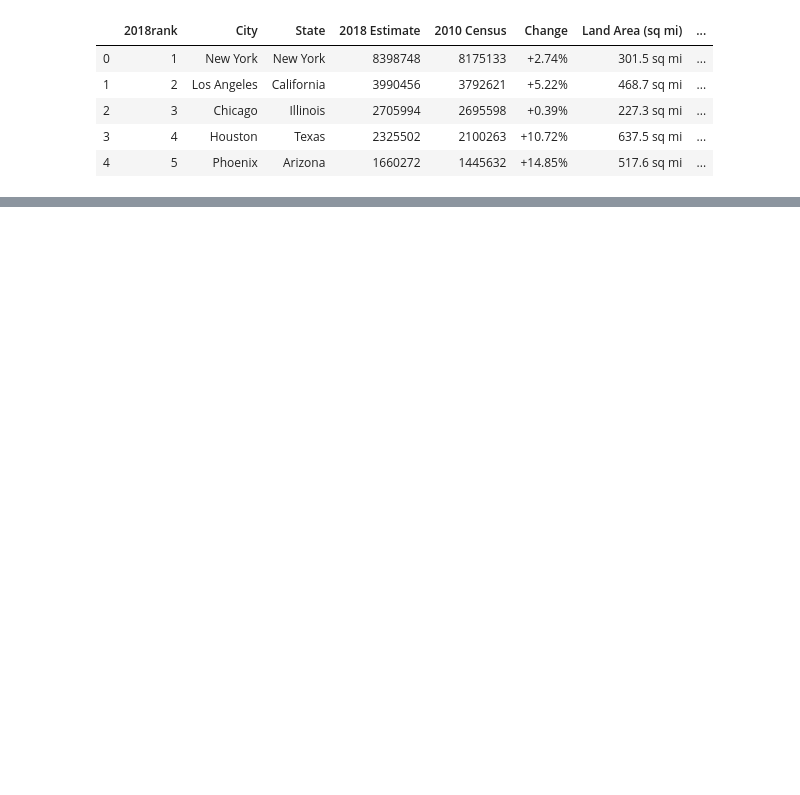
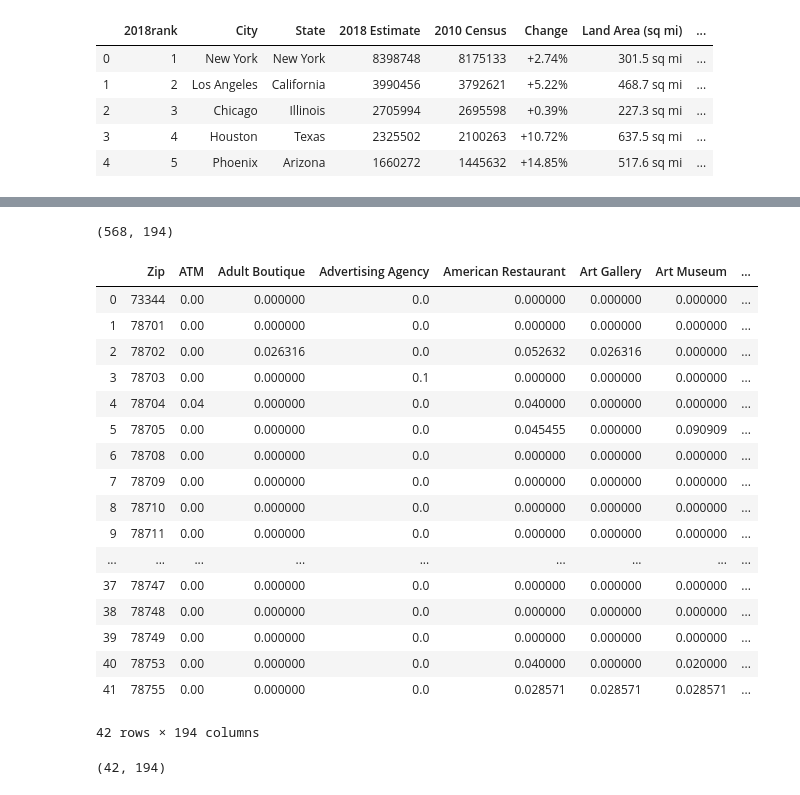
Before and after one commit to Nolomojo/Coursera_Capstone, a Jupyter notebook: Most_Populous_US_Cities_Exploration.ipynb, the cells around one changed output, grey strips where cells are left out. Saved outputs shown, nothing was run; the diff lists cells and outputs as text; code cells hidden in the pictures; blank space fills up the shorter version.

```diff
--- a/Most_Populous_US_Cities_Exploration.ipynb
+++ b/Most_Populous_US_Cities_Exploration.ipynb
@@ -178,0 +450,2 @@ The data needs further cleaning but this current dataframe should serve as a goo
+# %%
+austin_df.dropna(axis=0,inplace=True) # only use zip codes with location found
@@ -178,0 +497,8 @@ The data needs further cleaning but this current dataframe should serve as a goo
+# %%
+CLIENT_ID = '5UQVZ3XB1LTGTBH4IOJJU5ZX4QKCBQXMCZJXCUIZGZUUTSGR' # your Foursquare ID
+CLIENT_SECRET = '4MZ1LP0X5HNBNJOTJP2DEUGHMSREFG3XMPX2HF2TUXSABGNV' # your Foursquare Secret
+VERSION = '20180605' # Foursquare API version
+
+print('Your credentails:')
+print('CLIENT_ID: ' + CLIENT_ID)
+print('CLIENT_SECRET:' + CLIENT_SECRET)
@@ -178,0 +551,5 @@ The data needs further cleaning but this current dataframe should serve as a goo
+# %%
+# storing nearby venues and listing nearby zip codes
+austin_venues = getNearbyVenues(names=austin_df['ZIP'],
+                                   latitudes=austin_df['Lat'],
+                                   longitudes=austin_df['Long'])
@@ -178,0 +614,12 @@ The data needs further cleaning but this current dataframe should serve as a goo
+# %%
+# one hot encoding
+austin_onehot = pd.get_dummies(austin_venues[['Venue Category']], prefix="", prefix_sep="")
+
+# add zip code column to dataframe
+austin_onehot['Zip'] = austin_venues['Zip']
+
+# move zip code column to the first column
+fixed_columns = [austin_onehot.columns[-1]] + list(austin_onehot.columns[:-1])
+austin_onehot = austin_onehot[fixed_columns]
+
+austin_onehot.head()
@@ -178,0 +634,30 @@ The data needs further cleaning but this current dataframe should serve as a goo
+# %%
+austin_onehot.shape # verify shape of dataframe
+# %% [output]
+(568, 194)
+# %%
+austin_grouped = austin_onehot.groupby('Zip').mean().reset_index()
+austin_grouped # order zip codes
+# %% [output]
+|  | Zip | ATM | Adult Boutique | Advertising Agency | American Restaurant | Art Gallery | Art Museum | ... |
+| 0 | 73344 | 0.00 | 0.000000 | 0.0 | 0.000000 | 0.000000 | 0.000000 | ... |
+| 1 | 78701 | 0.00 | 0.000000 | 0.0 | 0.000000 | 0.000000 | 0.000000 | ... |
+| 2 | 78702 | 0.00 | 0.026316 | 0.0 | 0.052632 | 0.026316 | 0.000000 | ... |
+| 3 | 78703 | 0.00 | 0.000000 | 0.1 | 0.000000 | 0.000000 | 0.000000 | ... |
+| 4 | 78704 | 0.04 | 0.000000 | 0.0 | 0.040000 | 0.000000 | 0.000000 | ... |
+| 5 | 78705 | 0.00 | 0.000000 | 0.0 | 0.045455 | 0.000000 | 0.090909 | ... |
+| 6 | 78708 | 0.00 | 0.000000 | 0.0 | 0.000000 | 0.000000 | 0.000000 | ... |
+| 7 | 78709 | 0.00 | 0.000000 | 0.0 | 0.000000 | 0.000000 | 0.000000 | ... |
+| 8 | 78710 | 0.00 | 0.000000 | 0.0 | 0.000000 | 0.000000 | 0.000000 | ... |
+| 9 | 78711 | 0.00 | 0.000000 | 0.0 | 0.000000 | 0.000000 | 0.000000 | ... |
+| ... | ... | ... | ... | ... | ... | ... | ... | ... |
+| 37 | 78747 | 0.00 | 0.000000 | 0.0 | 0.000000 | 0.000000 | 0.000000 | ... |
+| 38 | 78748 | 0.00 | 0.000000 | 0.0 | 0.000000 | 0.000000 | 0.000000 | ... |
+| 39 | 78749 | 0.00 | 0.000000 | 0.0 | 0.000000 | 0.000000 | 0.000000 | ... |
+| 40 | 78753 | 0.00 | 0.000000 | 0.0 | 0.040000 | 0.000000 | 0.020000 | ... |
+| 41 | 78755 | 0.00 | 0.000000 | 0.0 | 0.028571 | 0.028571 | 0.028571 | ... |
+42 rows × 194 columns
+# %%
+austin_grouped.shape # 42 venues and 194 features (zip code and 193 unique categories)
+# %% [output]
+(42, 194)
```
Also changed, not shown: parts of 99 cells of this notebook.
